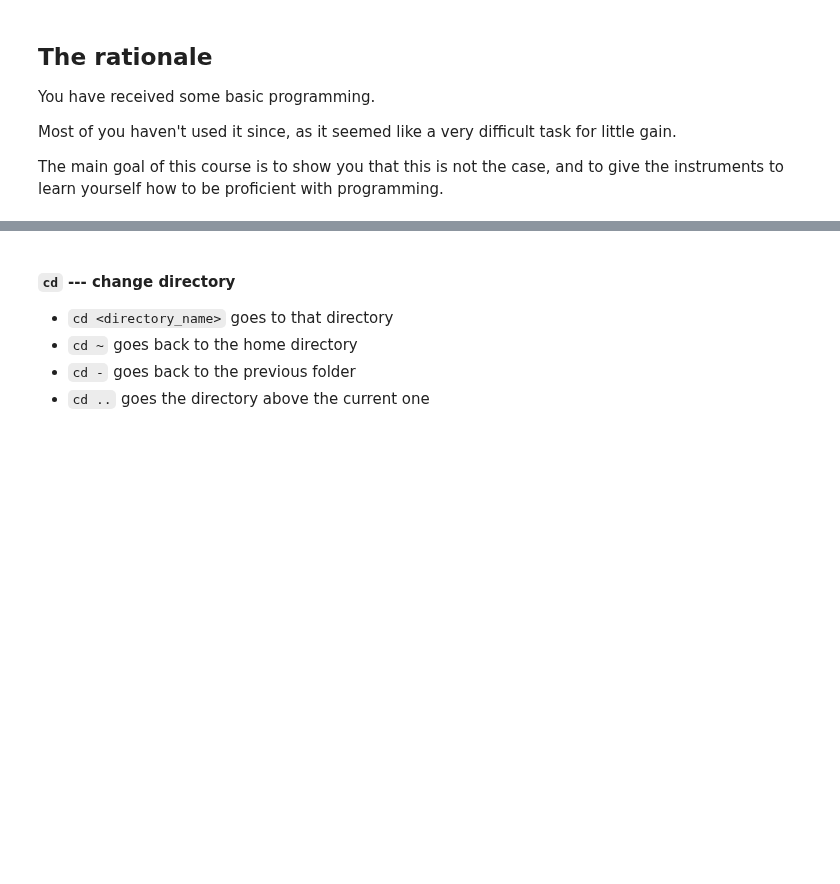
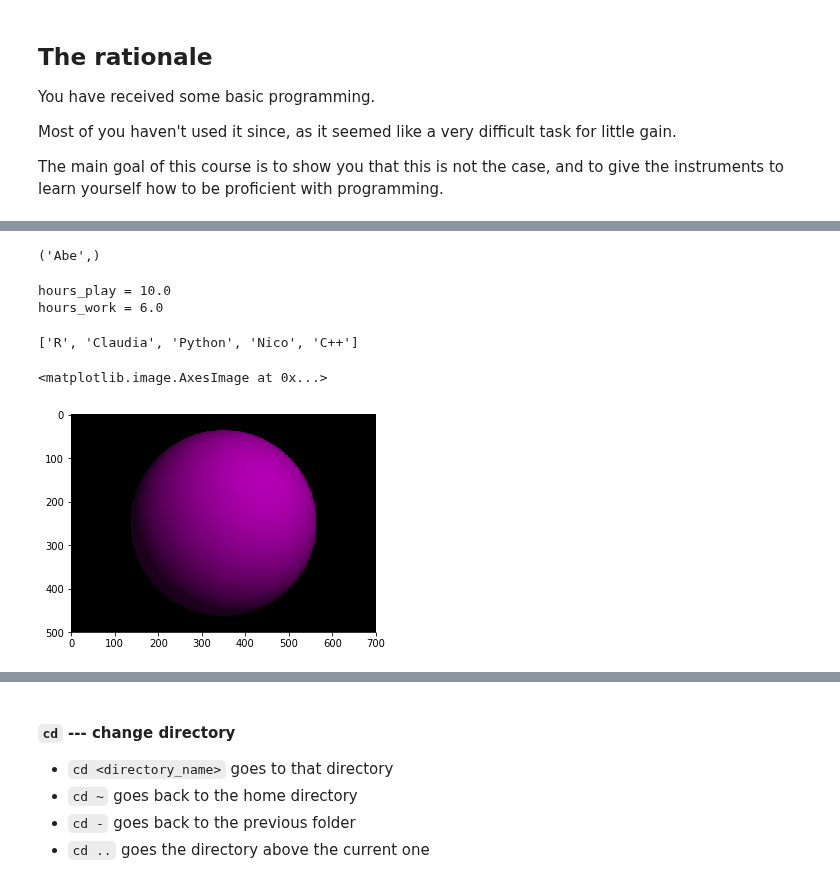
Before and after one commit to UniboDIFABiophysics/programmingCourseDIFA, a Jupyter notebook: Lesson 1 - introduction.ipynb, the cells around one changed output, grey strips where cells are left out. Drawn from its saved outputs; the diff is of its cells as text; code cells hidden in the pictures; blank space fills up the shorter version.

Commit message:
complete first lesson

```diff
--- a/Lesson 1 - introduction.ipynb
+++ b/Lesson 1 - introduction.ipynb
@@ -61,0 +161,73 @@ The main goal of this course is to show you that this is not the case, and to gi
+# %%
+from kanren import Relation, facts, var, run
+parent = Relation()
+facts(parent, ("Homer", "Bart"),
+              ("Marge", "Bart"),
+              ("Homer", "Lisa"),
+              ("Marge", "Lisa"),
+              ("Homer", "Maggie"),
+              ("Marge", "Maggie"),
+              ("Abe",  "Homer"))
+
+y = var()
+x = var()
+run(0, x, parent(x, y), parent(y, 'Bart'))
+# %% [output]
+('Abe',)
+# %%
+from pulp import LpProblem, LpMaximize, LpVariable
+
+prob = LpProblem("work-life balance", LpMaximize)
+
+x1 = LpVariable("hours_work", lowBound=0, upBound=12)
+x2 = LpVariable("hours_play", lowBound=0)
+
+# The objective function is added to 'prob' first
+prob += x2
+
+# The constraints are entered
+prob += 10*x1 - 5*x2 -10 >=0, "Balance cost of life"
+prob += x1 + x2 <= 16, "There is only so much time"
+
+prob.solve()
+
+for v in prob.variables():
+    print(v.name, "=", v.varValue)
+# %% [output]
+hours_play = 10.0
+hours_work = 6.0
+# %%
+import networkx as nx
+G = nx.Graph()
+
+G.add_edge("Enrico", "Python")
+G.add_edge("Claudia", "Python")
+G.add_edge("Claudia", "R")
+G.add_edge("Nico", "Python")
+G.add_edge("Nico", "C++")
+G.add_edge("Daniel", "Matlab")
+G.add_edge("Daniel", "C++")
+G.add_edge("Alessandra", "Matlab")
+G.add_edge("Alessandra", "Python")
+
+nx.shortest_path(G, "R", "C++")
+# %% [output]
+['R', 'Claudia', 'Python', 'Nico', 'C++']
+# %%
+import vapory as vp
+
+camera = vp.Camera( 'location', [0, 2, -3], 'look_at', [0, 1, 2] )
+light = vp.LightSource( [2, 4, -3], 'color', [1, 1, 1] )
+sphere = vp.Sphere( [0, 1, 2], 2, vp.Texture( vp.Pigment( 'color', [1, 0, 1] )))
+
+scene = vp.Scene( camera, objects= [light, sphere] )
+
+image = scene.render(width=700, height=500)
+
+# -----------------------------------------
+
+import pylab as plt
+plt.imshow(image)
+# %% [output]
+<matplotlib.image.AxesImage at 0x...>
+[figure, added]
```
Also changed, not shown: parts of 52 cells of this notebook, 6 other files.
